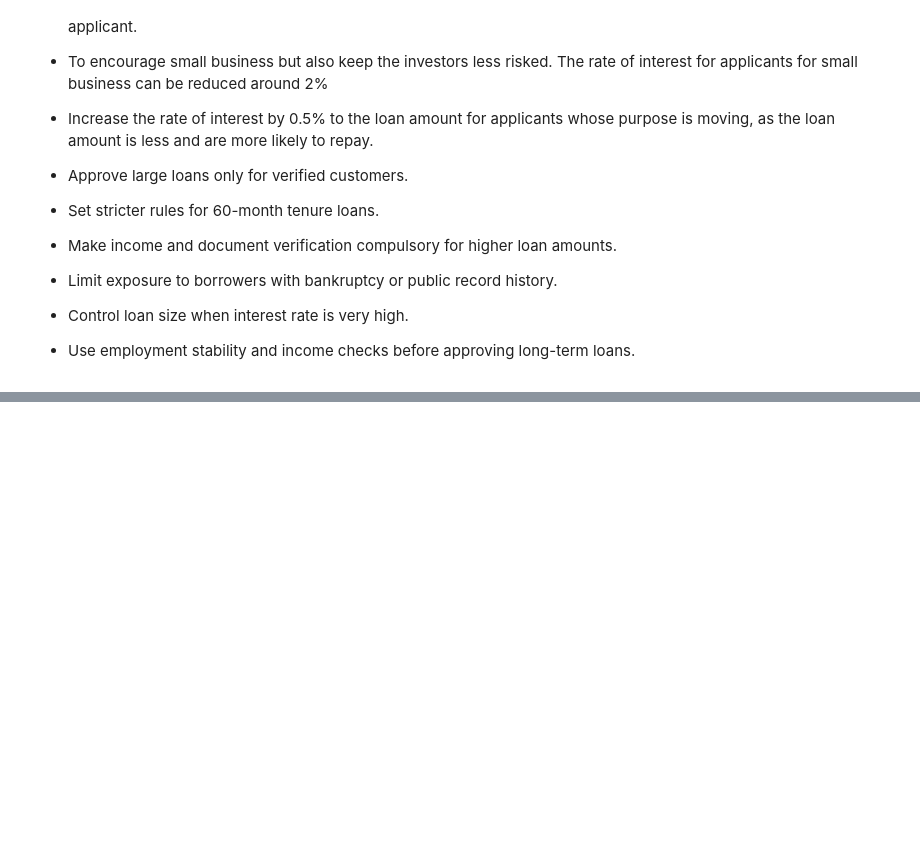
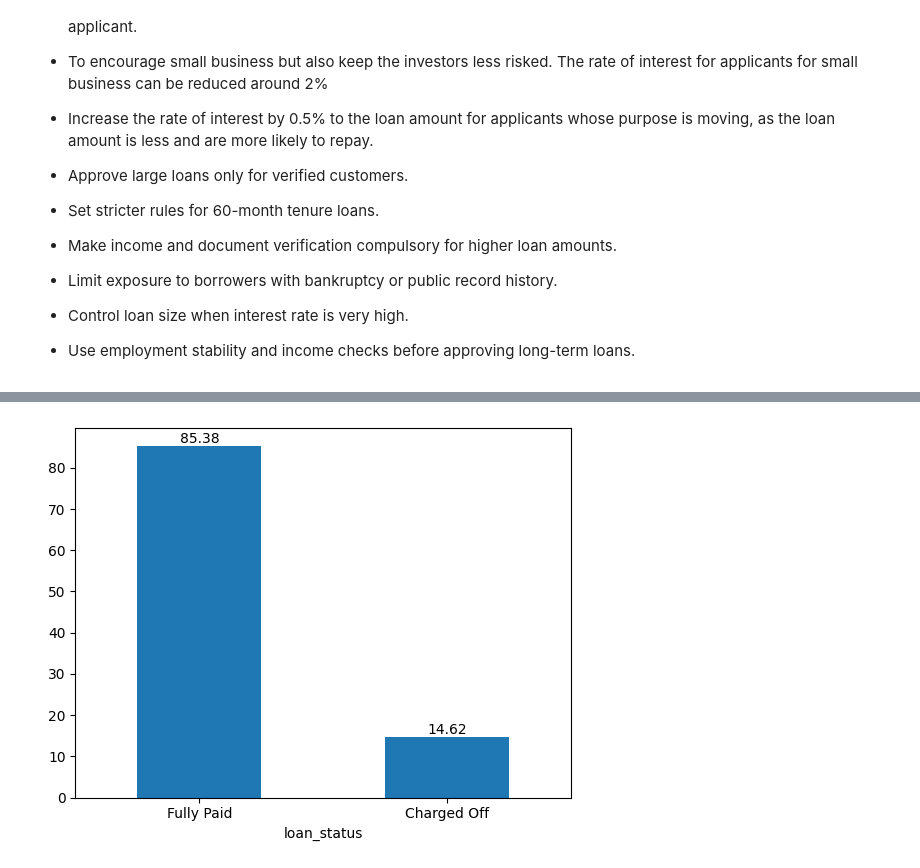
Before and after one commit to Swamy612/Lending-Club-Case-Study, a Jupyter notebook: LENDING_CLUB_CASE_STUDY_.ipynb, the cells around one changed output, grey strips where cells are left out. Cells and saved outputs as stored; diff of their text form; code cells hidden in the pictures; blank space fills up the shorter version.

```diff
--- a/LENDING_CLUB_CASE_STUDY_.ipynb
+++ b/LENDING_CLUB_CASE_STUDY_.ipynb
@@ -1022,0 +1234,12 @@ Borrowers with 60 months term has highest share to total_pymnt_inv.
+# %%
+# understand the target variable
+ax = round(data['loan_status'].value_counts(normalize=True)*100, 2).plot.bar()
+ax.bar_label(ax.containers[0])
+plt.xticks(rotation=0)
+plt.show()
+
+# Target - Diagnosis
+# M - malignant (cancer)
+# B - Benign (non-cancer)
+# %% [output]
+[figure, added]
```
Also changed, not shown: parts of 29 cells of this notebook.
